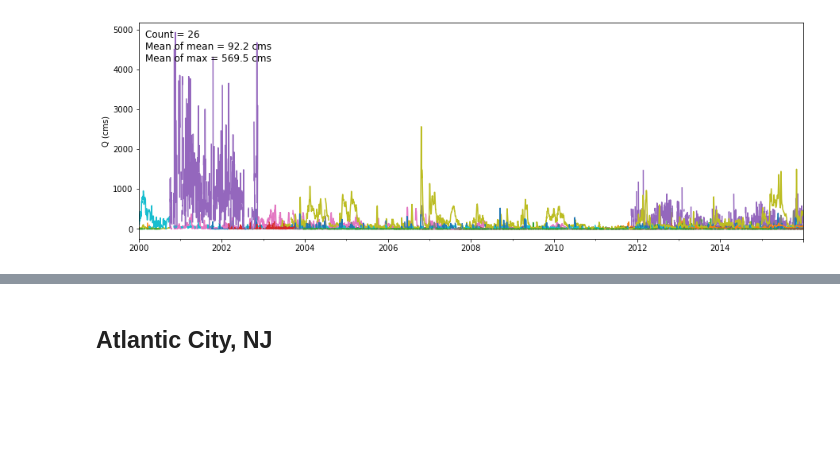
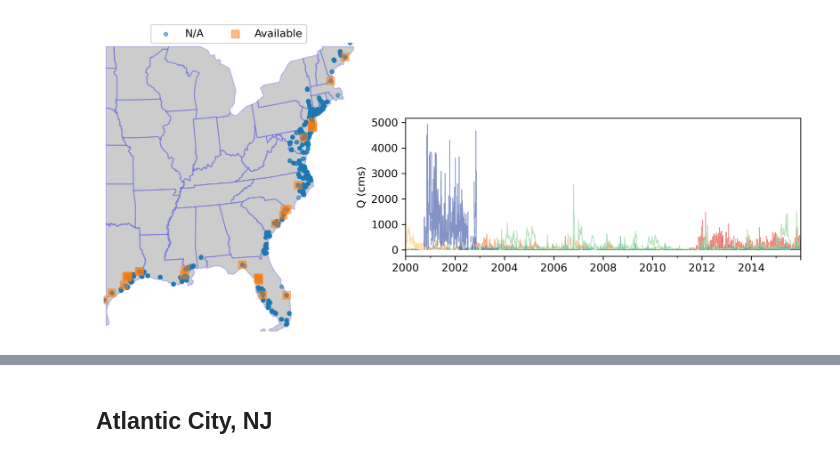
Before and after one commit to cheginit/coastal_transition_zone, a Jupyter notebook: notebooks/input_plots.ipynb, the cells around one changed output, grey strips where cells are left out. Saved outputs shown, nothing was run; the diff lists cells and outputs as text; code cells hidden in the pictures; blank space fills up the shorter version.

```diff
--- a/notebooks/input_plots.ipynb
+++ b/notebooks/input_plots.ipynb
@@ -110,19 +102,3 @@ def set_legend(row):
 east_tidal = gpd.read_feather(Path(out_path, "gulf_east_usgs_stations.feather"))
 east_tidal = east_tidal[east_tidal.site_tp_cd.isin(["ST-TS", "ES"])]
 east_tidal["legend"] = east_tidal.apply(set_legend, axis=1)
-# %%
-et = east_tidal.to_crs("esri:102008")
-ax = east_geo.plot(facecolor="k", edgecolor="b", alpha=0.2, figsize=(10, 10))
-for leg, (m, c) in zip(et.legend.unique(), zip(Line2D.markers, mcolors.TABLEAU_COLORS)):
-    et[et.legend == leg].plot(
-        ax=ax,
-        color=c,
-        marker=m,
-        alpha=0.5,
-        markersize=50,
-        label=leg,
-    )
-ax.set_title(f"Count = {len(east_tidal.site_no.unique())}")
-ax.axis("off")
-ax.legend(loc="upper left", bbox_to_anchor=(0, 0), ncol=2)
-ax.figure.savefig(Path(img_path, "usgs_stations.png"), **SAVE_KWDS)
@@ -145,19 +119,34 @@ discharge.to_parquet(Path(out_path, "discharge.paquet"))
 discharge = pd.read_parquet(Path(out_path, "discharge.paquet"))
 stats = discharge.describe()
 m_mean, m_max = stats.loc["mean"].mean(), stats.loc["max"].mean()
-# %%
-ax = discharge.plot(figsize=(15, 5), legend=False)
-ax.set_ylabel("Q (cms)")
-ax.set_xlabel("")
-ax.set_title(
-    f"Count = {discharge.shape[1]}\nMean of mean = {m_mean:.1f} cms\nMean of max = {m_max:.1f} cms",
-    loc="left",
-    y=0.8,
-    x=0.01,
-)
-ax.figure.savefig(Path(img_path, "discahrges.png"), **SAVE_KWDS)
-# %% [output]
-[figure, removed]
+# %%
+fig = plt.figure(figsize=(13, 5), dpi=300)
+
+gs = GridSpec(4, 4, figure=fig, wspace=-0.1)
+ax1 = fig.add_subplot(gs[:, :2])
+ax2 = fig.add_subplot(gs[1:3, 2:])
+
+et = east_tidal.to_crs(CRS)
+east_geo.plot(ax=ax1, facecolor="k", edgecolor="b", alpha=0.2)
+for leg, (m, c) in zip(et.legend.unique(), zip(Line2D.markers, mcolors.TABLEAU_COLORS)):
+    et[et.legend == leg].plot(
+        ax=ax1,
+        color=c,
+        marker=m,
+        alpha=0.5,
+        markersize=50,
+        label=leg,
+    )
+ax1.axis("off")
+ax1.margins(0)
+ax1.legend(loc="lower center", bbox_to_anchor=(0.5, 0.98), ncol=2)
+
+discharge.plot(ax=ax2, legend=False, cmap="Spectral", alpha=0.7, lw=0.8)
+ax2.set_ylabel("Q (cms)")
+ax2.set_xlabel("")
+fig.savefig(Path(img_path, "usgs_discahrge.png"), **SAVE_KWDS)
+# %% [output]
+[figure, added]
 # %%
 resp = ogc.RetrySession().get("https://pubs.usgs.gov/dds/dds68/data/cvi.zip")
 
```
Also changed, not shown: parts of 16 cells of this notebook, 45 other files.
